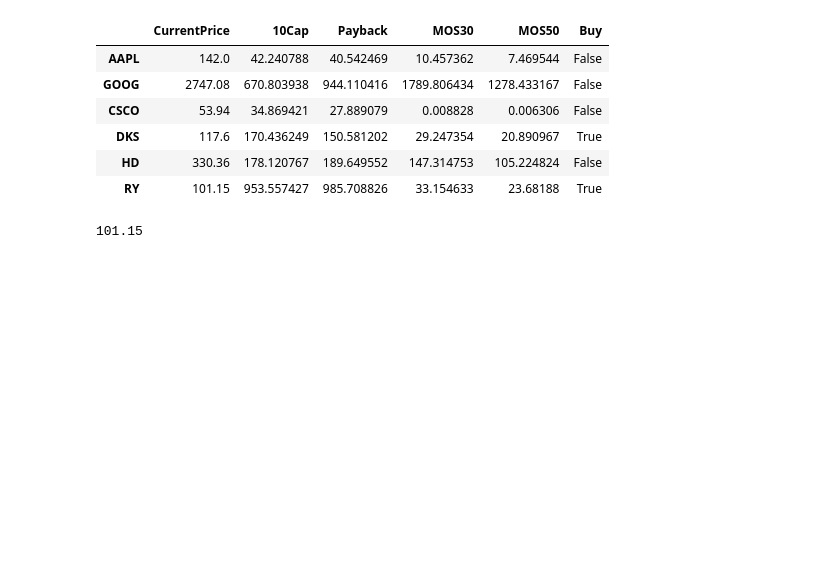
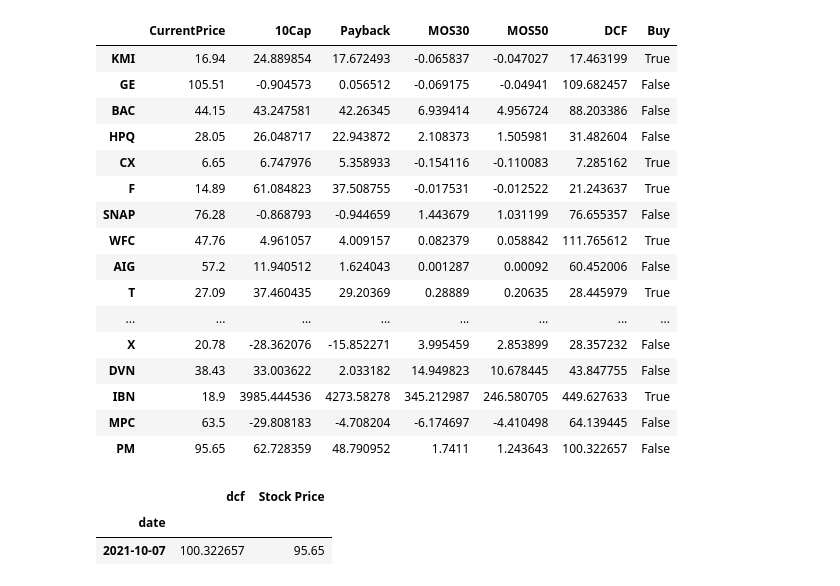
Before and after one commit to VinnyCarter05/fmpsdk-master, a Jupyter notebook: fmpsdk-ruleone.ipynb, the cells around one changed output. Drawn from its saved outputs; the diff is of its cells as text; code cells hidden in the pictures; blank space fills up the shorter version.

```diff
--- a/fmpsdk-ruleone.ipynb
+++ b/fmpsdk-ruleone.ipynb
@@ -38,8 +38,8 @@ industry: str = "Software"
 filing_type: str = "10-K"
 # %%
 df_symbols = fmpsdk.symbols_list(apikey=apikey)
-# df_symbols = pd.DataFrame(df_symbols)
-# symbols = df_symbols[df_symbols['exchangeShortName']=='NYSE']['symbol'].to_list()
-# symbols
-df_symbols
+df_symbols = pd.DataFrame(df_symbols)
+symbols = df_symbols[df_symbols['exchangeShortName']=='NYSE']['symbol'].to_list()[:50]
+symbols
+# df_symbols
 # %% [output]
@@ -121,0 +201,11 @@ TypeError: can only concatenate list (not "dict") to list
+# %%
+df_dcf = []
+for symbol in symbols:
+    df_dcf = df_dcf + fmpsdk.discounted_cash_flow(apikey=apikey, symbol=symbol)
+
+df_dcf = pd.DataFrame(df_dcf)
+
+df_dcf['date']= pd.to_datetime(df_dcf['date'])
+df_dcf.set_index(['symbol','date'],inplace=True)
+df_dcf.sort_values(by=['symbol','date'],inplace=True)
+df_dcf.columns
@@ -122,6 +214,6 @@ TypeError: can only concatenate list (not "dict") to list
 # %%
 moat_columns = ["EV+Div","Earnings","Sales","Cash"]
-df_moat_perShare = pd.DataFrame(index=df_balance.index,columns=moat_columns)
+df_moat_perShare = pd.DataFrame(index=df_income.index,columns=moat_columns)
 df_moat_perShare["Sales"]=df_income['revenue']/df_income['weightedAverageShsOutDil']
 df_moat_perShare["Earnings"]=df_income['netIncome']/df_income['weightedAverageShsOutDil']
 df_moat_perShare["EV+Div"]=(df_balance['totalStockholdersEquity']+df_cashflow['dividendsPaid'].fillna(0))/df_income['weightedAverageShsOutDil']
@@ -205,7 +292,7 @@ df_moat_rolling5_pct_chg
 # %%
 mgt_columns = ("ROIC","ROE","LTD-to-FCF")
 mgt_col_limits = (0.1,0.1,3)
-df_mgt = pd.DataFrame(index=df_balance.index,columns=mgt_columns)
+df_mgt = pd.DataFrame(index=df_income.index,columns=mgt_columns)
 df_mgt["ROIC"]=df_keymetrics["roic"]#(df_income['operatingIncome']*(1+df_income['incomeTaxExpense']/df_income['incomeBeforeTax']))/( (df_balance['longTermDebt'] + df_balance['shortTermDebt'] + df_balance['totalStockholdersEquity']))
 df_mgt["ROE"]=df_keymetrics["roe"]#df_income['netIncome']/df_balance['totalStockholdersEquity']
 df_mgt["LTD-to-FCF"]=df_balance['longTermDebt']/df_cashflow['freeCashFlow']
@@ -326,30 +422,43 @@ df_computed[['PPE','Growth_Capex','Maint_Capex','Windage_Growth_Rate','FCF','Pay
 # %%
-MOS_columns = ['CurrentPrice','10Cap','Payback','MOS30','MOS50']
+MOS_columns = ['CurrentPrice','10Cap','Payback','MOS30','MOS50','DCF']
 df_MOS = pd.DataFrame(index=symbols,columns=MOS_columns)
 # ytickers = dict.fromkeys(tickers)
 for symbol in symbols:
 #   ytickers[ticker] = yf.Ticker(ticker)
-  df_MOS.loc[symbol]['CurrentPrice'] = fmpsdk.quote(apikey=apikey, symbol=symbol)[0]['price']#ytickers[ticker].info['currentPrice']
+  df_MOS.loc[symbol]['CurrentPrice'] = df_dcf.loc[symbol]['Stock Price'][0]#fmpsdk.quote(apikey=apikey, symbol=symbol)[0]['price']#ytickers[ticker].info['currentPrice']
   df_MOS.loc[symbol]['10Cap'] = df_computed.loc[symbol].iloc[-1]['10Cap']
   df_MOS.loc[symbol]['Payback'] = df_computed.loc[symbol].iloc[-1]['Payback_Time']
   df_MOS.loc[symbol]['MOS30'] = df_computed.loc[symbol].iloc[-1]['MOS30']
   df_MOS.loc[symbol]['MOS50'] = df_computed.loc[symbol].iloc[-1]['MOS50']
+  df_MOS.loc[symbol]['DCF'] = df_dcf.loc[symbol]['dcf'][0]
 
-df_MOS['Buy'] = np.where((df_MOS['CurrentPrice']<df_MOS['MOS30'])|(df_MOS['CurrentPrice']<df_MOS['10Cap'])|(df_MOS['CurrentPrice']<df_MOS['Payback']),True, False)
+df_MOS['Buy'] = np.where((df_MOS['CurrentPrice']<df_MOS['MOS30'])|(df_MOS['CurrentPrice']<df_MOS['10Cap'])|(df_MOS['CurrentPrice']<df_MOS['Payback'])|(df_MOS['CurrentPrice']<0.5*df_MOS['DCF']),True, False)
 
 df_MOS
 # %% [output]
-|  | CurrentPrice | 10Cap | Payback | MOS30 | MOS50 | Buy |
-| AAPL | 142.0 | 42.240788 | 40.542469 | 10.457362 | 7.469544 | False |
-| GOOG | 2747.08 | 670.803938 | 944.110416 | 1789.806434 | 1278.433167 | False |
-| CSCO | 53.94 | 34.869421 | 27.889079 | 0.008828 | 0.006306 | False |
-| DKS | 117.6 | 170.436249 | 150.581202 | 29.247354 | 20.890967 | True |
-| HD | 330.36 | 178.120767 | 189.649552 | 147.314753 | 105.224824 | False |
-| RY | 101.15 | 953.557427 | 985.708826 | 33.154633 | 23.68188 | True |
+|  | CurrentPrice | 10Cap | Payback | MOS30 | MOS50 | DCF | Buy |
+| KMI | 16.94 | 24.889854 | 17.672493 | -0.065837 | -0.047027 | 17.463199 | True |
+| GE | 105.51 | -0.904573 | 0.056512 | -0.069175 | -0.04941 | 109.682457 | False |
+| BAC | 44.15 | 43.247581 | 42.26345 | 6.939414 | 4.956724 | 88.203386 | False |
+| HPQ | 28.05 | 26.048717 | 22.943872 | 2.108373 | 1.505981 | 31.482604 | False |
+| CX | 6.65 | 6.747976 | 5.358933 | -0.154116 | -0.110083 | 7.285162 | True |
+| F | 14.89 | 61.084823 | 37.508755 | -0.017531 | -0.012522 | 21.243637 | True |
+| SNAP | 76.28 | -0.868793 | -0.944659 | 1.443679 | 1.031199 | 76.655357 | False |
+| WFC | 47.76 | 4.961057 | 4.009157 | 0.082379 | 0.058842 | 111.765612 | True |
+| AIG | 57.2 | 11.940512 | 1.624043 | 0.001287 | 0.00092 | 60.452006 | False |
+| T | 27.09 | 37.460435 | 29.20369 | 0.28889 | 0.20635 | 28.445979 | True |
+| ... | ... | ... | ... | ... | ... | ... | ... |
+| X | 20.78 | -28.362076 | -15.852271 | 3.995459 | 2.853899 | 28.357232 | False |
+| DVN | 38.43 | 33.003622 | 2.033182 | 14.949823 | 10.678445 | 43.847755 | False |
+| IBN | 18.9 | 3985.444536 | 4273.58278 | 345.212987 | 246.580705 | 449.627633 | True |
+| MPC | 63.5 | -29.808183 | -4.708204 | -6.174697 | -4.410498 | 64.139445 | False |
+| PM | 95.65 | 62.728359 | 48.790952 | 1.7411 | 1.243643 | 100.322657 | False |
 # %%
-fmpsdk.quote(apikey=apikey, symbol=symbol)[0]['price']
+df_dcf.loc[symbol]
 # %% [output]
-101.15
+|  | dcf | Stock Price |
+| date |  |  |
+| 2021-10-07 | 100.322657 | 95.65 |
 # %%
 
 print(f"Multiple Company Quotes: {fmpsdk.quote(apikey=apikey, symbol=symbols)=}")
```
Also changed, not shown: parts of 17 cells of this notebook.
